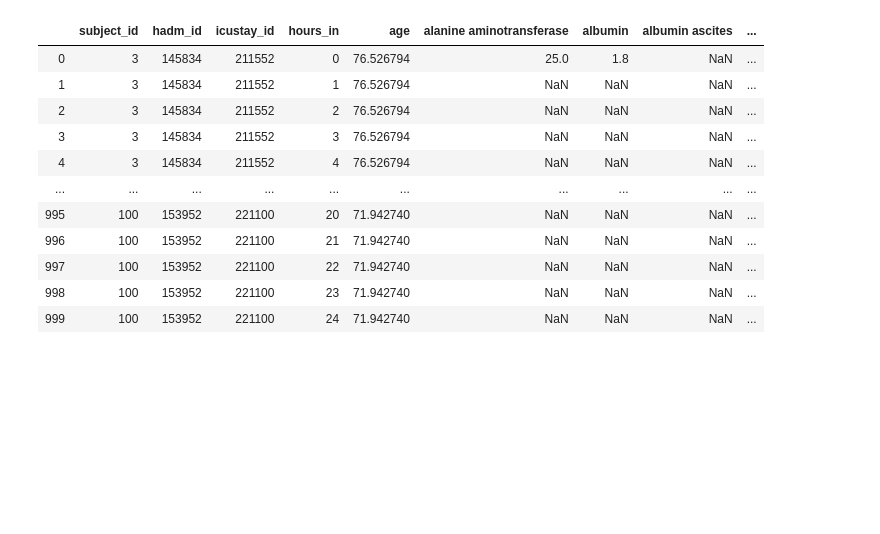
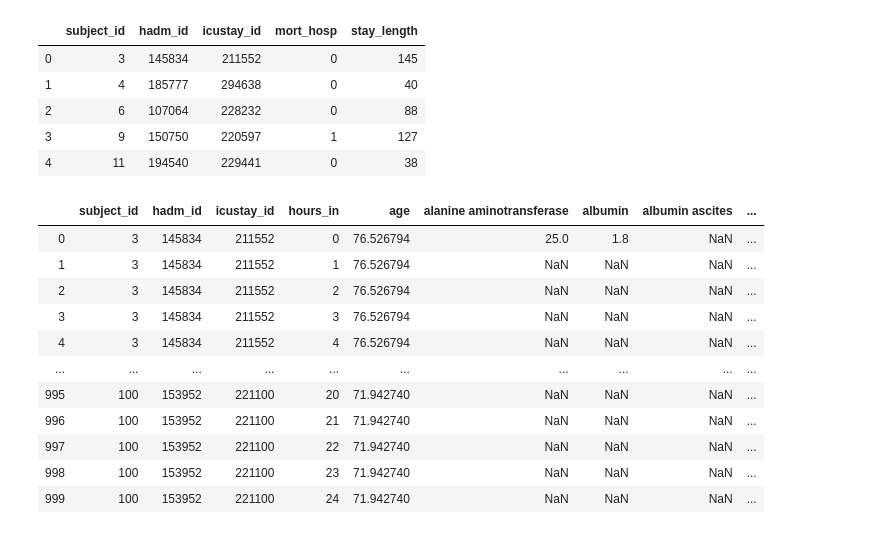
Before and after one commit to tufts-ml/time_series_prediction, a Jupyter notebook: scripts/mimic3benchmarks_inhospital_mortality/notebooks/check_data.ipynb, the cells around one changed output. Cells and saved outputs as stored; diff of their text form; code cells hidden in the pictures; blank space fills up the shorter version.

```diff
--- a/scripts/mimic3benchmarks_inhospital_mortality/notebooks/check_data.ipynb
+++ b/scripts/mimic3benchmarks_inhospital_mortality/notebooks/check_data.ipynb
@@ -5,3 +24,12 @@ import os
+# %%
+outcomes_df.head()
+# %% [output]
+|  | subject_id | hadm_id | icustay_id | mort_hosp | stay_length |
+| 0 | 3 | 145834 | 211552 | 0 | 145 |
+| 1 | 4 | 185777 | 294638 | 0 | 40 |
+| 2 | 6 | 107064 | 228232 | 0 | 88 |
+| 3 | 9 | 150750 | 220597 | 1 | 127 |
+| 4 | 11 | 194540 | 229441 | 0 | 38 |
 # %%
 data_dir = "/cluster/tufts/hugheslab/prath01/projects/time_series_prediction/datasets/mimic3_inhospital_mortality/v20201207/split-by=subject_id/features_per_timeslice/classifier_train_test_split_dir/"
 x_train_df = pd.read_csv(os.path.join(data_dir, "x_train_first_24_hours.csv"), nrows=1000)
```
Also changed, not shown: parts of 3 cells of this notebook, 16 other files.
